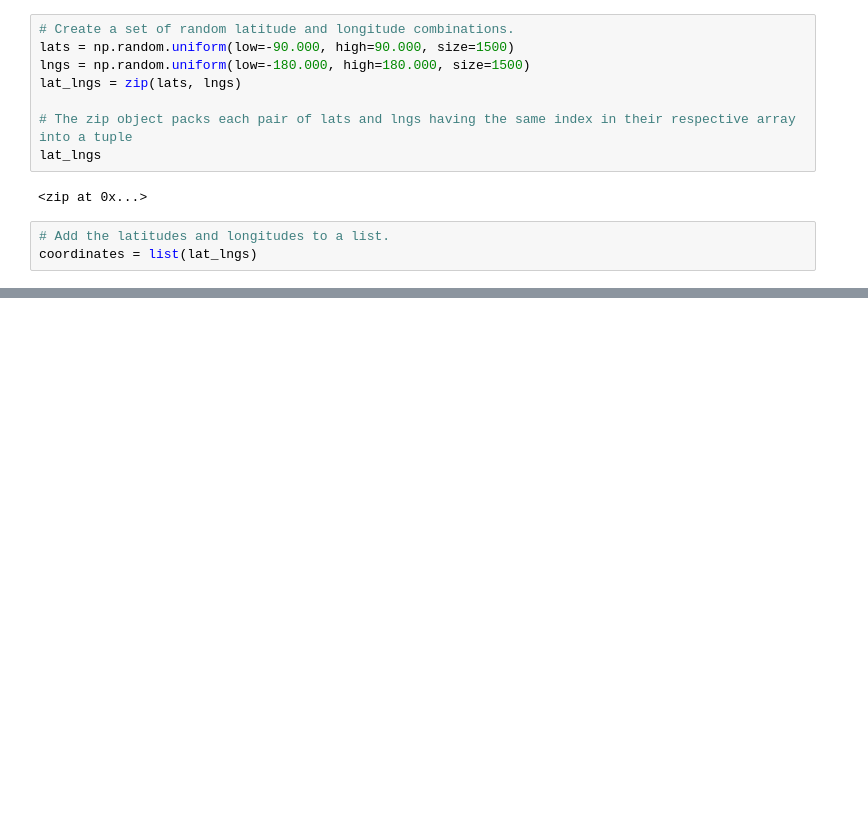
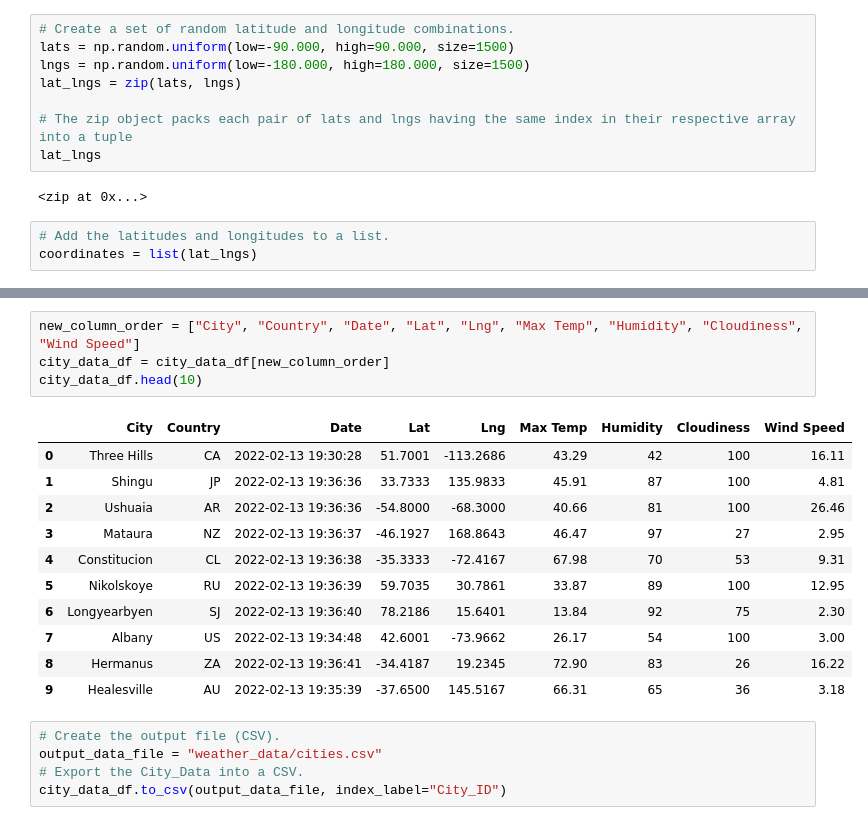
Before and after one commit to KathiaF/World_Weather_Analysis, a Jupyter notebook: WeatherPy.ipynb, the cells around one changed output, grey strips where cells are left out. Drawn from its saved outputs; the diff is of its cells as text; blank space fills up the shorter version.

```diff
--- a/WeatherPy.ipynb
+++ b/WeatherPy.ipynb
@@ -60,0 +196,21 @@ len(cities)
+# %%
+new_column_order = ["City", "Country", "Date", "Lat", "Lng", "Max Temp", "Humidity", "Cloudiness", "Wind Speed"]
+city_data_df = city_data_df[new_column_order]
+city_data_df.head(10)
+# %% [output]
+|  | City | Country | Date | Lat | Lng | Max Temp | Humidity | Cloudiness | Wind Speed |
+| 0 | Three Hills | CA | 2022-02-13 19:30:28 | 51.7001 | -113.2686 | 43.29 | 42 | 100 | 16.11 |
+| 1 | Shingu | JP | 2022-02-13 19:36:36 | 33.7333 | 135.9833 | 45.91 | 87 | 100 | 4.81 |
+| 2 | Ushuaia | AR | 2022-02-13 19:36:36 | -54.8000 | -68.3000 | 40.66 | 81 | 100 | 26.46 |
+| 3 | Mataura | NZ | 2022-02-13 19:36:37 | -46.1927 | 168.8643 | 46.47 | 97 | 27 | 2.95 |
+| 4 | Constitucion | CL | 2022-02-13 19:36:38 | -35.3333 | -72.4167 | 67.98 | 70 | 53 | 9.31 |
+| 5 | Nikolskoye | RU | 2022-02-13 19:36:39 | 59.7035 | 30.7861 | 33.87 | 89 | 100 | 12.95 |
+| 6 | Longyearbyen | SJ | 2022-02-13 19:36:40 | 78.2186 | 15.6401 | 13.84 | 92 | 75 | 2.30 |
+| 7 | Albany | US | 2022-02-13 19:34:48 | 42.6001 | -73.9662 | 26.17 | 54 | 100 | 3.00 |
+| 8 | Hermanus | ZA | 2022-02-13 19:36:41 | -34.4187 | 19.2345 | 72.90 | 83 | 26 | 16.22 |
+| 9 | Healesville | AU | 2022-02-13 19:35:39 | -37.6500 | 145.5167 | 66.31 | 65 | 36 | 3.18 |
+# %%
+# Create the output file (CSV).
+output_data_file = "weather_data/cities.csv"
+# Export the City_Data into a CSV.
+city_data_df.to_csv(output_data_file, index_label="City_ID")
```
Also changed, not shown: parts of 13 cells of this notebook, 5 other files.
